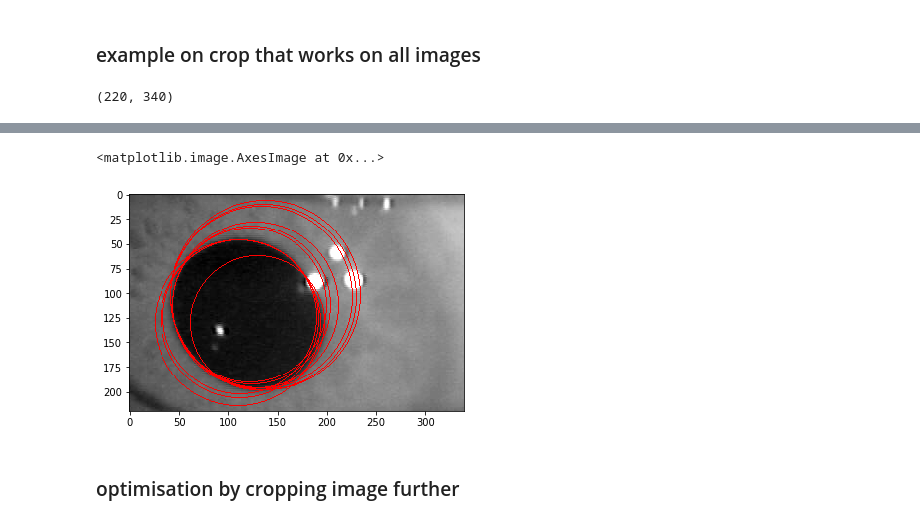
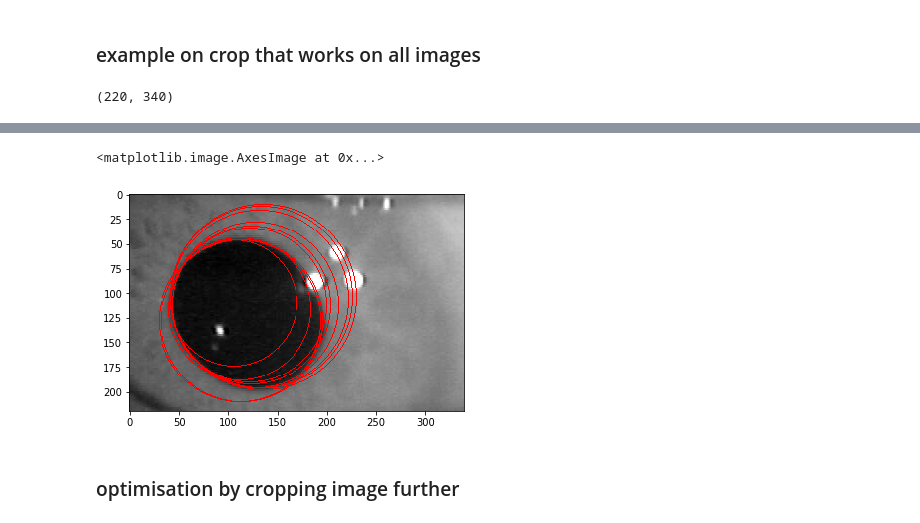
Before and after one commit to AbdBarho/CV19-20, a Jupyter notebook: 04_HoughTransfrom.ipynb, the cells around one changed output, grey strips where cells are left out. Cells and saved outputs as stored; diff of their text form; code cells hidden in the pictures.

```diff
--- a/04_HoughTransfrom.ipynb
+++ b/04_HoughTransfrom.ipynb
@@ -26,7 +27,7 @@ plt.imshow(img_gray, cmap = plt.cm.gray)
 <matplotlib.image.AxesImage at 0x...>
 [figure]
 # %%
-eye_left = io.imread('images/eye_tracking/0076.jpeg', 0)
+eye_left = io.imread('images/eye_tracking/0076.jpeg')
 eye_left_gray = color.rgb2gray(eye_left)
 plt.imshow(eye_left_gray, cmap = plt.cm.gray)
 # %% [output]
@@ -80,7 +103,9 @@ NameError: name 'res_whole' is not defined
 ### example on crop that works on all images
 # %%
 crop_img_2 = eye_left_gray[200:420, 110:450]
-#plt.imshow(crop_img_2, cmap='gray')
-crop_img_2.shape
+print(crop_img_2.shape)
+edges = feature.canny(crop_img_2, sigma=1.5)
+res = voting(edges,2,2,2)
+plt.imshow(draw_circles(res, crop_img_2))
 # %% [output]
 (220, 340)
@@ -86,0 +113,2 @@ crop_img_2.shape
+<matplotlib.image.AxesImage at 0x...>
+[figure, added]
@@ -92,11 +115,3 @@ res = voting(edges,2,2,2)
-# %%
-result_img = color.gray2rgb(crop_img_2)
-for y, x, r in get_max(res):
-    result_img[circle_perimeter(y, x, r)] = np.array([1, 0, 0])
-plt.imshow(result_img)
-# %% [output]
-<matplotlib.image.AxesImage at 0x...>
-[figure, removed]
 # %% [markdown]
 ### optimisation by cropping image further
 # %%
```
Also changed, not shown: parts of 19 cells of this notebook.
